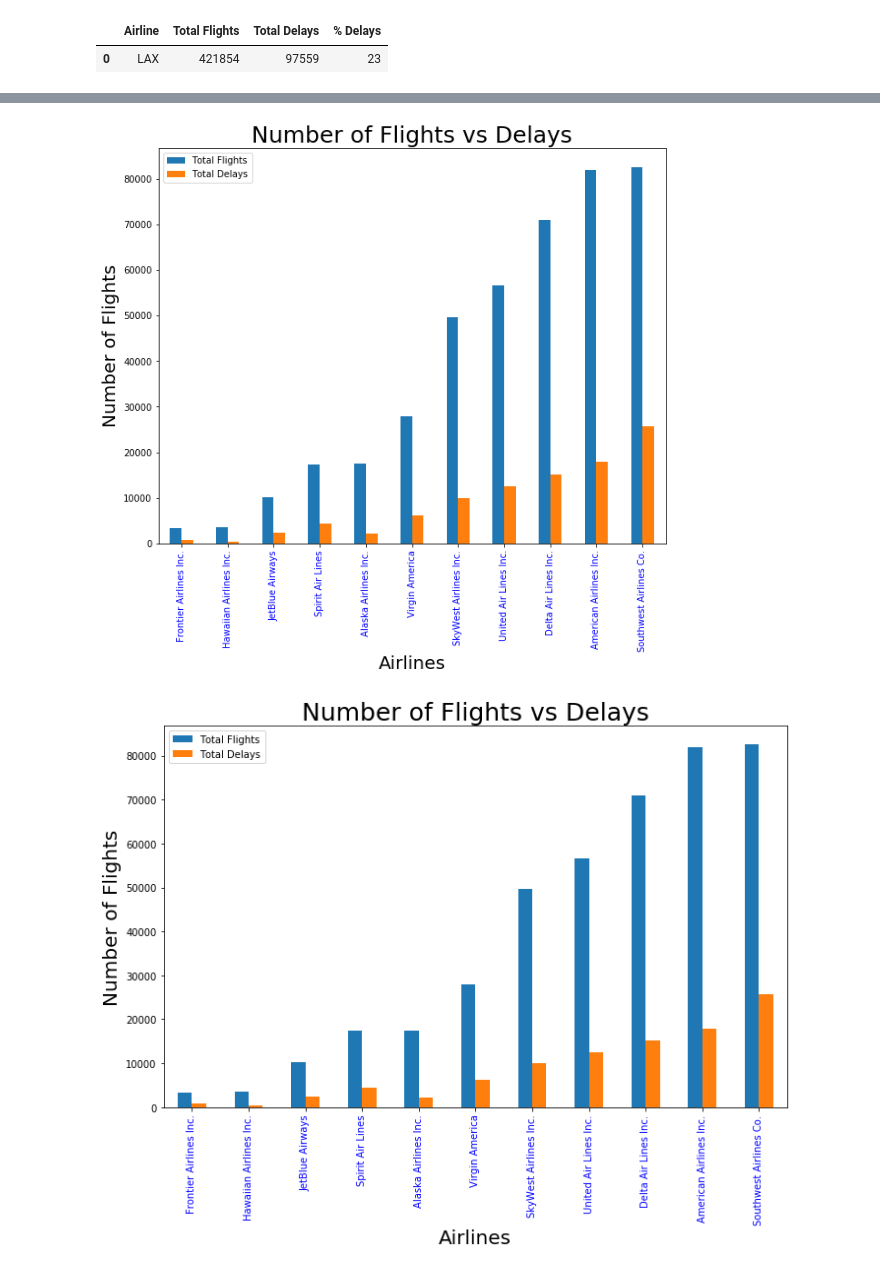
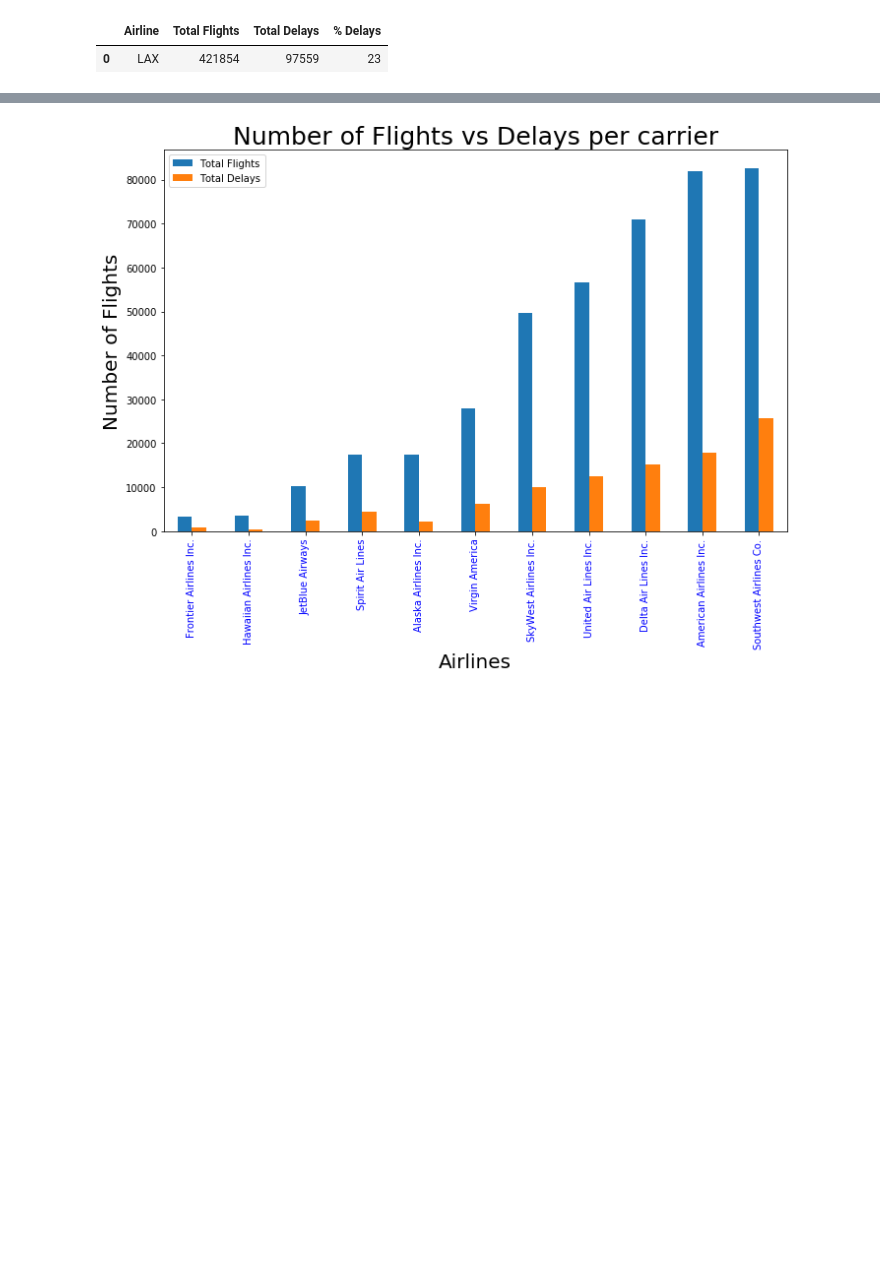
Before and after one commit to phoessel/Analysis-of-DFW-Flight-Delays, a Jupyter notebook: Raj-DelayAnalysis/Percentage of Delay Per Carrier.ipynb, the cells around one changed output, grey strips where cells are left out. Saved outputs shown, nothing was run; the diff lists cells and outputs as text; code cells hidden in the pictures; blank space fills up the shorter version.

```diff
--- a/Raj-DelayAnalysis/Percentage of Delay Per Carrier.ipynb
+++ b/Raj-DelayAnalysis/Percentage of Delay Per Carrier.ipynb
@@ -140,14 +140,13 @@ plt.show()
 # %%
 total_airline_delay=total_airline_delay.sort_values('Total Flights',ascending=True)
 total_airline_delay
 total_airline_delay.plot.bar(figsize=(10,8))
 plt.xticks(x, total_airline_delay["Airline"], rotation="vertical",color='b')
 plt.xlabel('Airlines',size=20)
 plt.ylabel('Number of Flights',size=20)
-plt.title('Number of Flights vs Delays',size=25)
+plt.title('Number of Flights vs Delays per carrier',size=25)
 plt.tight_layout()
 plt.savefig('flights vs delay - Carrier')
 plt.show()
 # %% [output]
-[figure, old version]
+[figure, new version]
-[figure, removed]
```
Also changed, not shown: parts of 2 cells of this notebook, 6 other files.
